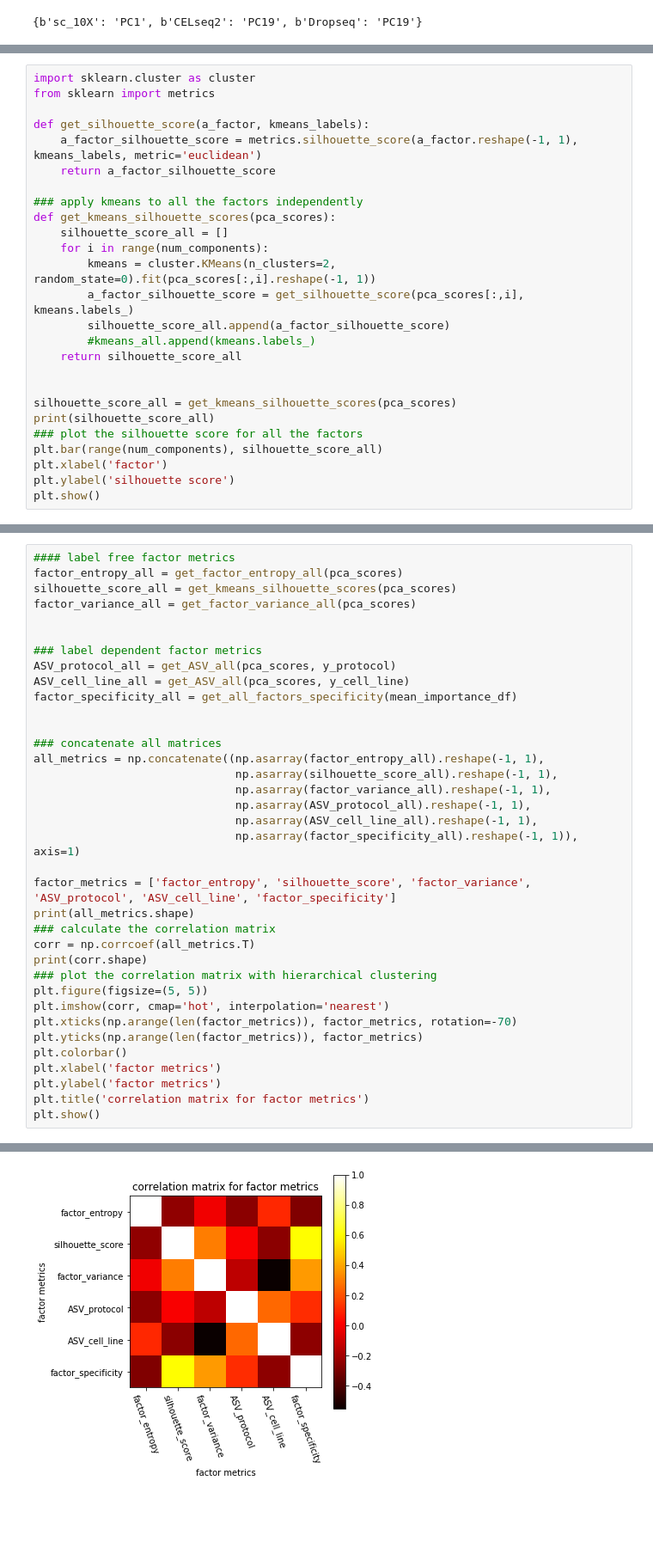
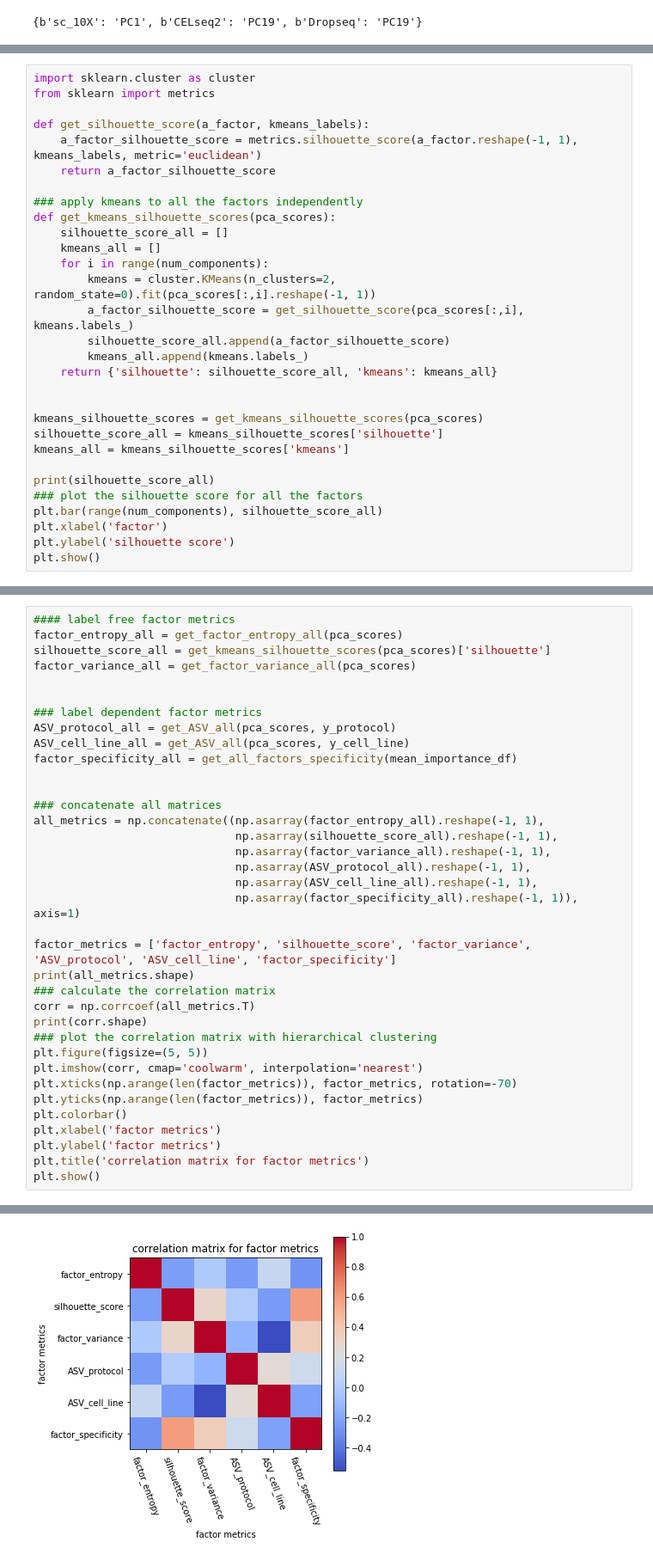
Before and after one commit to delipouya/scLMM, a Jupyter notebook: notebooks/FA_Interpretibility_metrics.ipynb, the cells around one changed output, grey strips where cells are left out. Shown: that part at 86% size. Cells and saved outputs as stored; diff of their text form; blank space fills up the shorter version.

```diff
--- a/notebooks/FA_Interpretibility_metrics.ipynb
+++ b/notebooks/FA_Interpretibility_metrics.ipynb
@@ -735,15 +861,19 @@ def get_silhouette_score(a_factor, kmeans_labels):
 ### apply kmeans to all the factors independently
 def get_kmeans_silhouette_scores(pca_scores):
     silhouette_score_all = []
+    kmeans_all = []
     for i in range(num_components):
         kmeans = cluster.KMeans(n_clusters=2, random_state=0).fit(pca_scores[:,i].reshape(-1, 1))
         a_factor_silhouette_score = get_silhouette_score(pca_scores[:,i], kmeans.labels_)
         silhouette_score_all.append(a_factor_silhouette_score)
-        #kmeans_all.append(kmeans.labels_)
-    return silhouette_score_all
+        kmeans_all.append(kmeans.labels_)
+    return {'silhouette': silhouette_score_all, 'kmeans': kmeans_all}
 
 
-silhouette_score_all = get_kmeans_silhouette_scores(pca_scores)
+kmeans_silhouette_scores = get_kmeans_silhouette_scores(pca_scores)
+silhouette_score_all = kmeans_silhouette_scores['silhouette']
+kmeans_all = kmeans_silhouette_scores['kmeans']
+
 print(silhouette_score_all)
 ### plot the silhouette score for all the factors
 plt.bar(range(num_components), silhouette_score_all)
@@ -775,7 +954,7 @@ plt.show()
 # %%
 #### label free factor metrics
 factor_entropy_all = get_factor_entropy_all(pca_scores)
-silhouette_score_all = get_kmeans_silhouette_scores(pca_scores)
+silhouette_score_all = get_kmeans_silhouette_scores(pca_scores)['silhouette']
 factor_variance_all = get_factor_variance_all(pca_scores)
 
 
@@ -800,7 +979,7 @@ corr = np.corrcoef(all_metrics.T)
 print(corr.shape)
 ### plot the correlation matrix with hierarchical clustering
 plt.figure(figsize=(5, 5))
-plt.imshow(corr, cmap='hot', interpolation='nearest')
+plt.imshow(corr, cmap='coolwarm', interpolation='nearest')
 plt.xticks(np.arange(len(factor_metrics)), factor_metrics, rotation=-70)
 plt.yticks(np.arange(len(factor_metrics)), factor_metrics)
 plt.colorbar()
@@ -827,3 +991,3 @@ plt.show()
 (30, 6)
 (6, 6)
-[figure, old version]
+[figure, new version]
```
Also changed, not shown: parts of 15 cells of this notebook.
